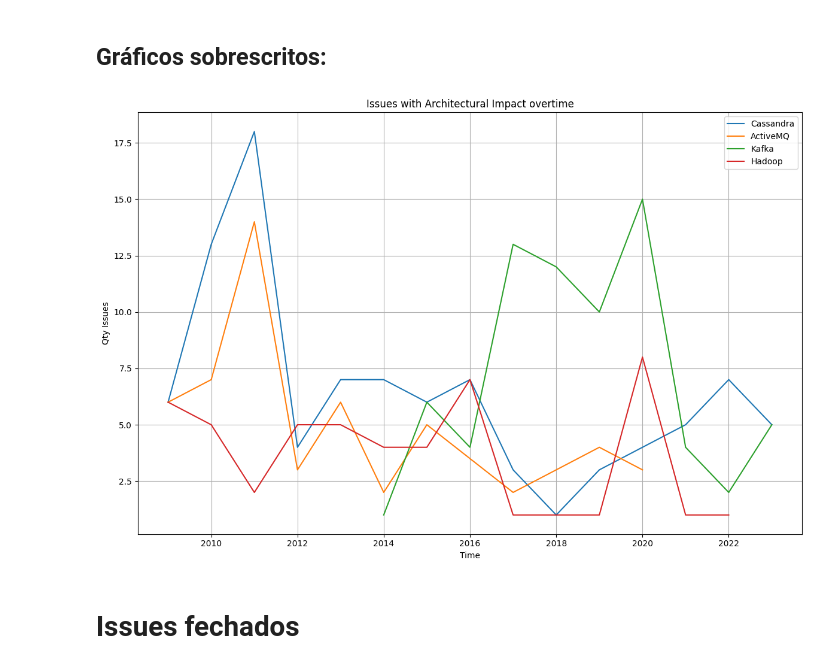
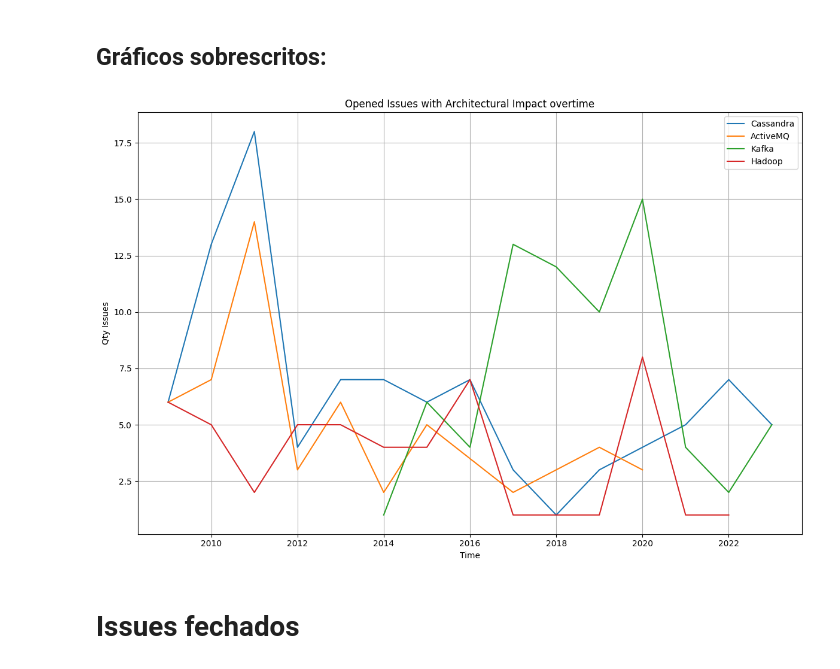
Before and after one commit to armandossrecife/my_validation, a Jupyter notebook: my_comparison.ipynb, the cells around one changed output. Cells and saved outputs as stored; diff of their text form; code cells hidden in the pictures.

```diff
--- a/my_comparison.ipynb
+++ b/my_comparison.ipynb
@@ -2250,33 +2250,30 @@ grafico_hadoop_issues.exibir_gráfico()
 # %% [markdown]
 ## Gráficos sobrescritos:
 # %%
-fig, ax = plt.subplots(figsize=(12, 8))  # Adjust figsize as needed
+def gera_graficos_sobrescritos(t1, t2, t3, t4, titulo):
+  fig, ax = plt.subplots(figsize=(12, 8))  # Adjust figsize as needed
 
-# Assuming you have data in lists:
-x1 = anos
-y1 = qtd_issues
-x2 = anos_am
-y2 = qtd_issues_am
-x3 = anos_k
-y3 = qtd_issues_k
-x4 = anos_h
-y4 = qtd_issues_h
-# ... and so on for other time series
+  x1, y1 = t1
+  x2, y2 = t2
+  x3, y3 = t3
+  x4, y4 = t4
 
-ax.plot(x1, y1, label='Cassandra')
-ax.plot(x2, y2, label='ActiveMQ')
-ax.plot(x3, y3, label='Kafka')
-ax.plot(x4, y4, label='Hadoop')
+  ax.plot(x1, y1, label='Cassandra')
+  ax.plot(x2, y2, label='ActiveMQ')
+  ax.plot(x3, y3, label='Kafka')
+  ax.plot(x4, y4, label='Hadoop')
 
-ax.set_xlabel('Time')  # Set x-axis label
-ax.set_ylabel('Qty Issues')  # Set y-axis label
-ax.set_title('Issues with Architectural Impact overtime')  # Add a title
-ax.legend()  # Show the legend
-plt.grid(True)  # Add grid lines
-plt.tight_layout()  # Adjust spacing
+  ax.set_xlabel('Time')  # Set x-axis label
+  ax.set_ylabel('Qty Issues')  # Set y-axis label
+  ax.set_title(titulo)  # Add a title
+  ax.legend()  # Show the legend
+  plt.grid(True)  # Add grid lines
+  plt.tight_layout()  # Adjust spacing
 
-plt.show()  # Display the plot
+  plt.show()  # Display the plot
-# %% [output]
-[figure, removed]
+# %%
+gera_graficos_sobrescritos(t1=(anos, qtd_issues), t2=(anos_am, qtd_issues_am), t3=(anos_k, qtd_issues_k), t4=(anos_h, qtd_issues_h), titulo='Opened Issues with Architectural Impact overtime')
+# %% [output]
+[figure, added]
 # %% [markdown]
 # Issues fechados
```
Also changed, not shown: parts of 12 cells of this notebook.
